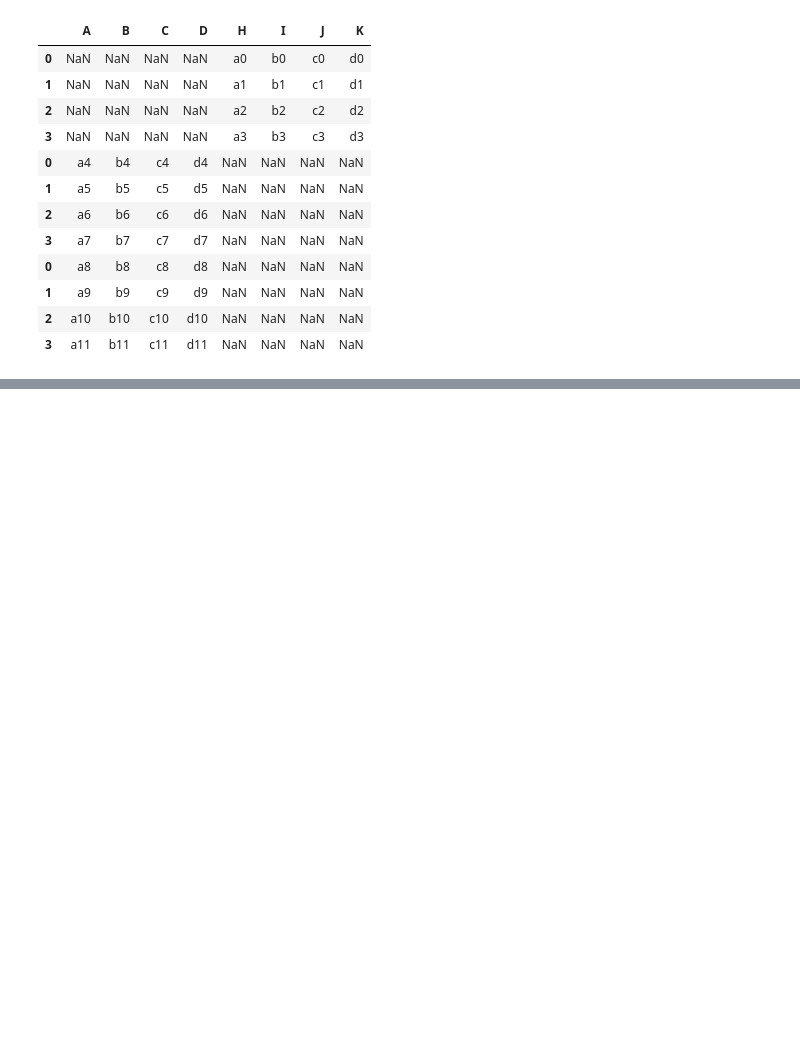
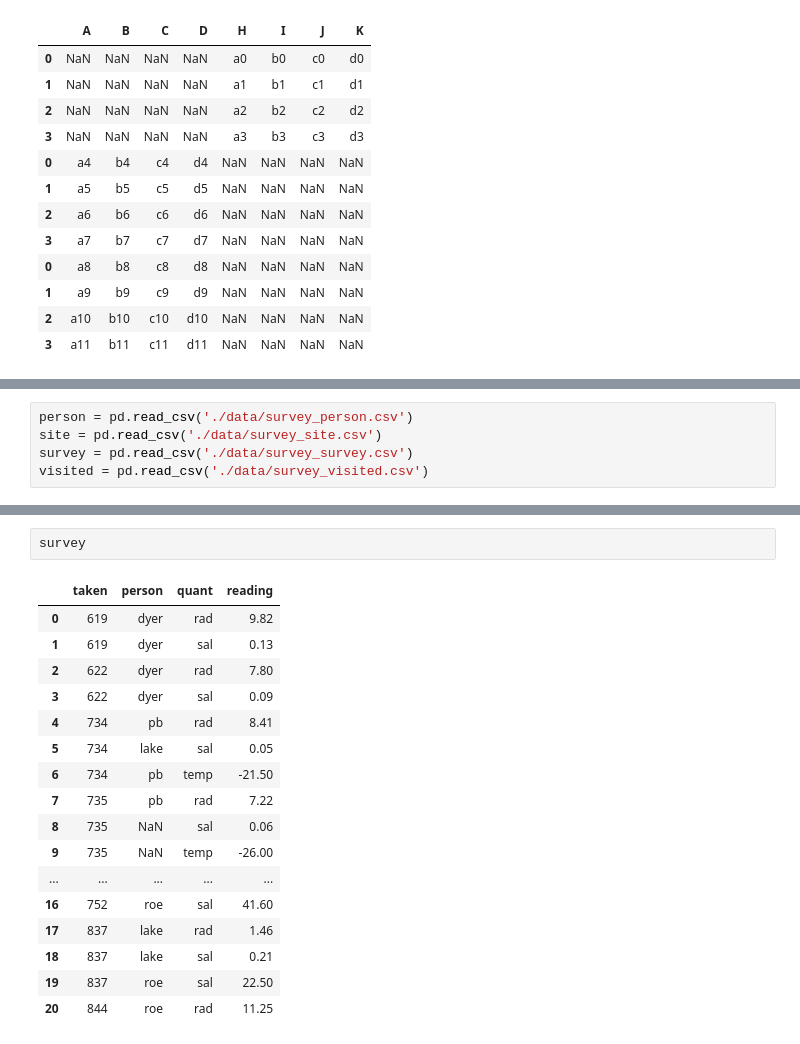
Before and after one commit to abhiramr/Everything_Python, a Jupyter notebook: Notebooks/Combining_data.ipynb, the cells around one changed output, grey strips where cells are left out. Drawn from its saved outputs; the diff is of its cells as text; blank space fills up the shorter version.

Commit message:
Learnt about combining data and plotting

```diff
--- a/Notebooks/Combining_data.ipynb
+++ b/Notebooks/Combining_data.ipynb
@@ -124,0 +134,5 @@ cc2
+# %%
+person = pd.read_csv('./data/survey_person.csv')
+site = pd.read_csv('./data/survey_site.csv')
+survey = pd.read_csv('./data/survey_survey.csv')
+visited = pd.read_csv('./data/survey_visited.csv')
@@ -124,0 +167,20 @@ cc2
+# %%
+survey
+# %% [output]
+|  | taken | person | quant | reading |
+| 0 | 619 | dyer | rad | 9.82 |
+| 1 | 619 | dyer | sal | 0.13 |
+| 2 | 622 | dyer | rad | 7.80 |
+| 3 | 622 | dyer | sal | 0.09 |
+| 4 | 734 | pb | rad | 8.41 |
+| 5 | 734 | lake | sal | 0.05 |
+| 6 | 734 | pb | temp | -21.50 |
+| 7 | 735 | pb | rad | 7.22 |
+| 8 | 735 | NaN | sal | 0.06 |
+| 9 | 735 | NaN | temp | -26.00 |
+| ... | ... | ... | ... | ... |
+| 16 | 752 | roe | sal | 41.60 |
+| 17 | 837 | lake | rad | 1.46 |
+| 18 | 837 | lake | sal | 0.21 |
+| 19 | 837 | roe | sal | 22.50 |
+| 20 | 844 | roe | rad | 11.25 |
```
Also changed, not shown: parts of 9 cells of this notebook, 3 other files.
